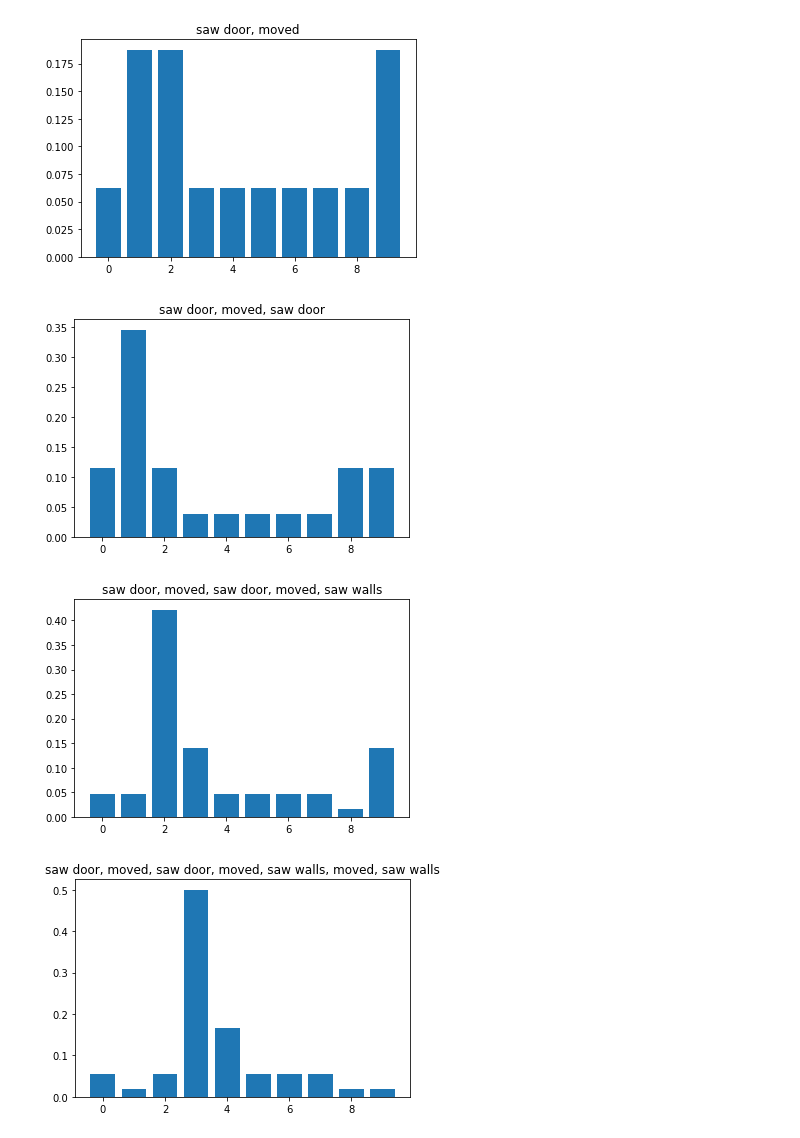
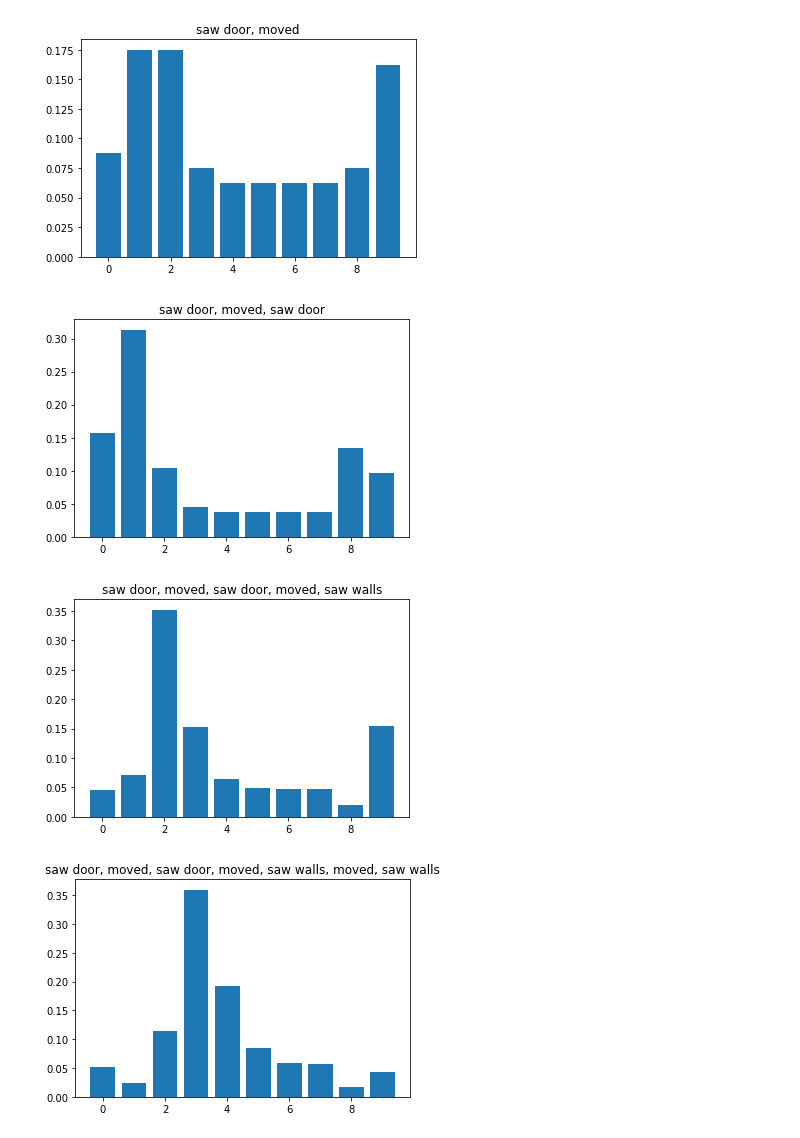
Before and after one commit to ctarrington/data-science-hw, a Jupyter notebook: kalman-filters/rlabbe/rlabbe_02_discrete_bayes.ipynb, the cells around one changed output. Saved outputs shown, nothing was run; the diff lists cells and outputs as text; code cells hidden in the pictures.

Commit message:
uncertainty in move

```diff
--- a/kalman-filters/rlabbe/rlabbe_02_discrete_bayes.ipynb
+++ b/kalman-filters/rlabbe/rlabbe_02_discrete_bayes.ipynb
@@ -17,8 +18,10 @@ def plot_discrete_distribution(heights, title = ''):
   plt.title(title)
   plt.show()
 # %%
-def move_discrete(heights, steps):
-  return np.roll(heights, steps)
+def move_discrete(heights, steps, uncertainty_kernel):
+  moved = np.roll(heights, steps)
+  blurred = convolve1d(moved, uncertainty_kernel, mode='wrap')
+  return blurred
 # %%
 def normalize_discrete(heights):
   sum = np.sum(heights)
@@ -36,6 +39,7 @@ def likelihood_hallway(hallway, z_door, confidence):
 # %%
 flat_belief = np.array([1/10]*10)  # no clue where the thing is
 hallway = np.array([1,1, 0,0,0,0,0,0, 1, 0])  # doors at positions 0,1 and 8
+move_uncertainty_kernel = np.array([0.1, 0.8, 0.1])
 # %%
 likelihood_saw_door = likelihood_hallway(hallway, 1, 0.75)
 likelihood_saw_walls = likelihood_hallway(hallway, 0, 0.75)
@@ -47,23 +49,23 @@ plot_discrete_distribution(posterior, 'saw door')
 [figure]
 # %%
-moved = move_discrete(posterior, 1)
+moved = move_discrete(posterior, 1, move_uncertainty_kernel)
 plot_discrete_distribution(moved, 'saw door, moved')
 # %% [output]
-[figure, old version]
+[figure, new version]
 # %%
 posterior = normalize_discrete(likelihood_saw_door * moved)
 plot_discrete_distribution(posterior, 'saw door, moved, saw door')
 # %% [output]
-[figure, old version]
+[figure, new version]
 # %%
-moved = move_discrete(posterior, 1)
+moved = move_discrete(posterior, 1, move_uncertainty_kernel)
 posterior = normalize_discrete(likelihood_saw_walls*moved)
 plot_discrete_distribution(posterior, 'saw door, moved, saw door, moved, saw walls')
 # %% [output]
-[figure, old version]
+[figure, new version]
 # %%
-moved = move_discrete(posterior, 1)
+moved = move_discrete(posterior, 1, move_uncertainty_kernel)
 posterior = normalize_discrete(likelihood_saw_walls*moved)
 plot_discrete_distribution(posterior, 'saw door, moved, saw door, moved, saw walls, moved, saw walls')
 # %% [output]
-[figure, old version]
+[figure, new version]
```
Also changed, not shown: parts of 2 cells of this notebook.
